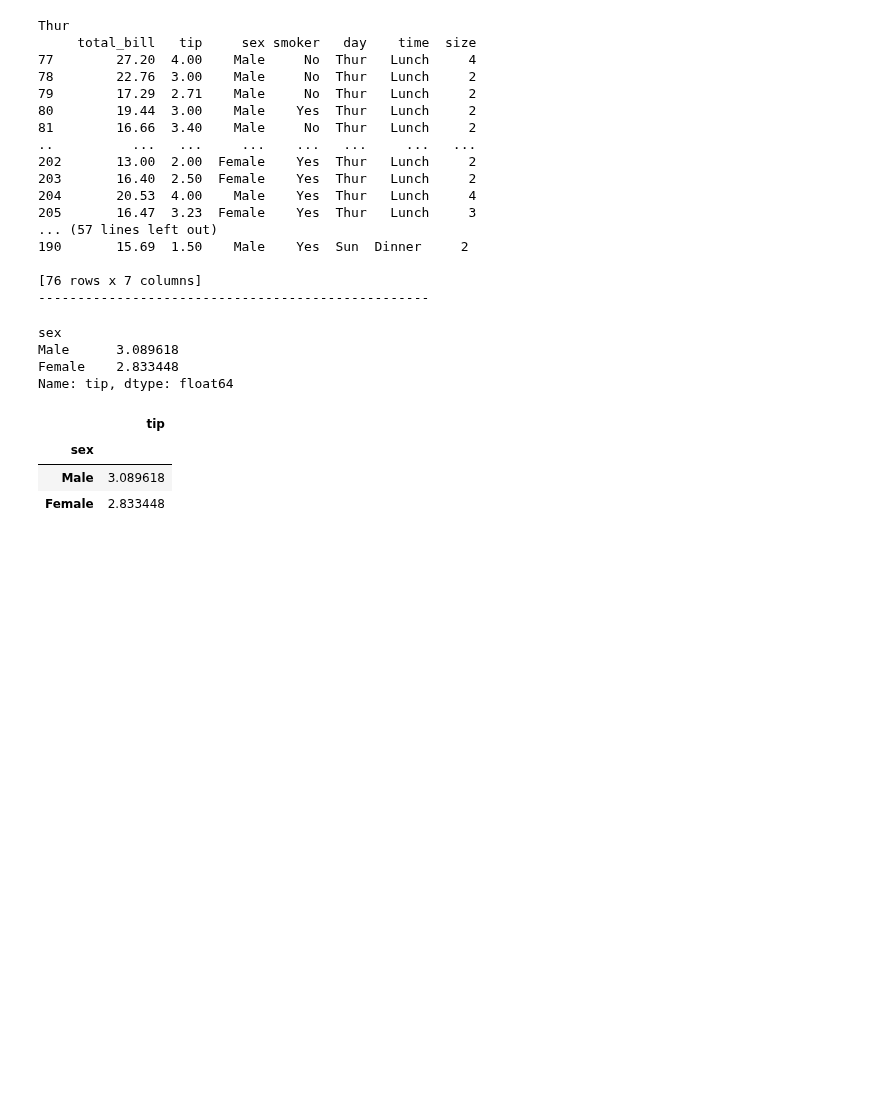
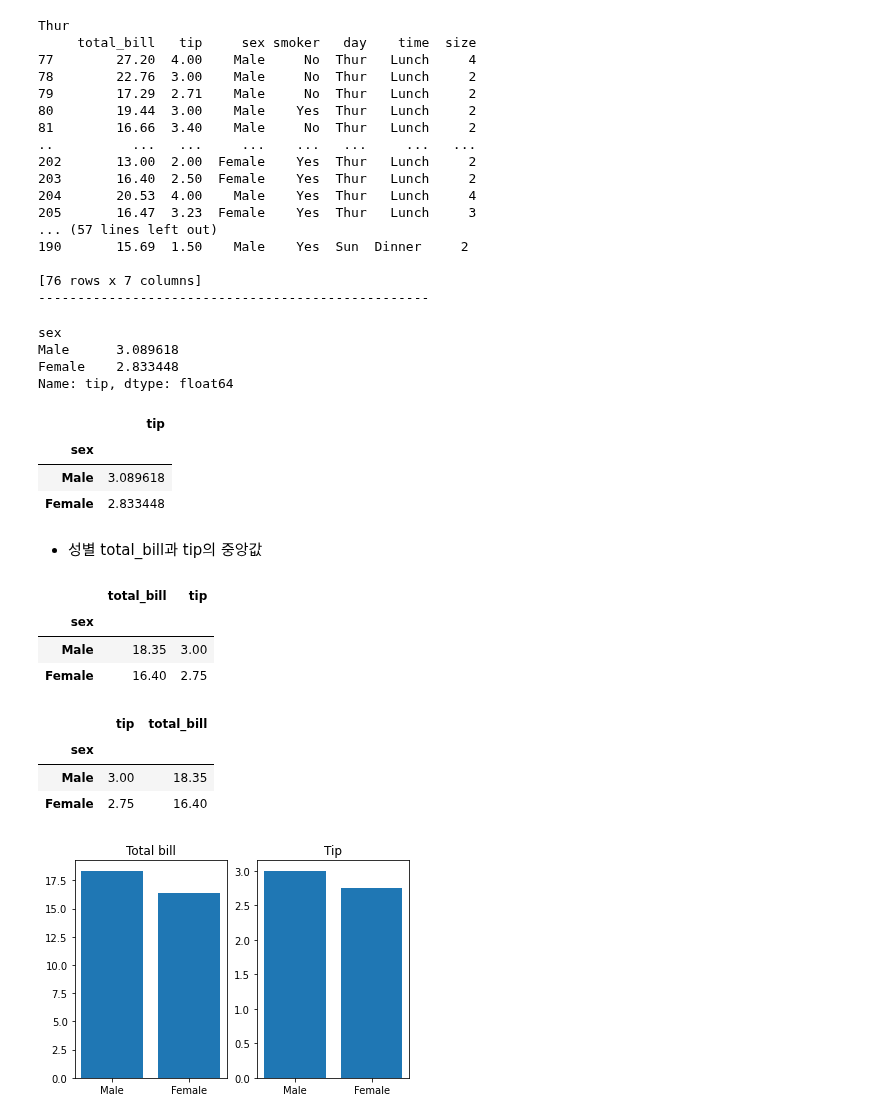
Before and after one commit to JakeOh/202011_itw_bd21, a Jupyter notebook: lab_da/da16_groupby.ipynb, the cells around one changed output. Drawn from its saved outputs; the diff is of its cells as text; code cells hidden in the pictures; blank space fills up the shorter version.

```diff
--- a/lab_da/da16_groupby.ipynb
+++ b/lab_da/da16_groupby.ipynb
@@ -291,3 +292,35 @@ tips.groupby(by='sex')[['tip']].mean()  #> DataFrame: shape(2, 1)
 | sex |  |
 | Male | 3.089618 |
 | Female | 2.833448 |
+# %% [markdown]
+*   성별 total_bill과 tip의 중앙값
+# %%
+# groupby() 메서드
+g = tips.groupby(by='sex')[['total_bill', 'tip']].median()
+g
+# %% [output]
+|  | total_bill | tip |
+| sex |  |  |
+| Male | 18.35 | 3.00 |
+| Female | 16.40 | 2.75 |
+# %%
+# pivot_table() 메서드
+p = tips.pivot_table(index='sex', values=['total_bill', 'tip'], aggfunc='median')
+p
+# %% [output]
+|  | tip | total_bill |
+| sex |  |  |
+| Male | 3.00 | 18.35 |
+| Female | 2.75 | 16.40 |
+# %%
+fig, axes = plt.subplots(nrows=1, ncols=2)
+
+axes[0].bar(x=g.index, height=g['total_bill'])
+axes[0].set_title('Total bill')
+
+axes[1].bar(x=g.index, height=g['tip'])
+axes[1].set_title('Tip')
+
+plt.show()
+# %% [output]
+[figure, added]
```
Also changed, not shown: parts of 9 cells of this notebook.
